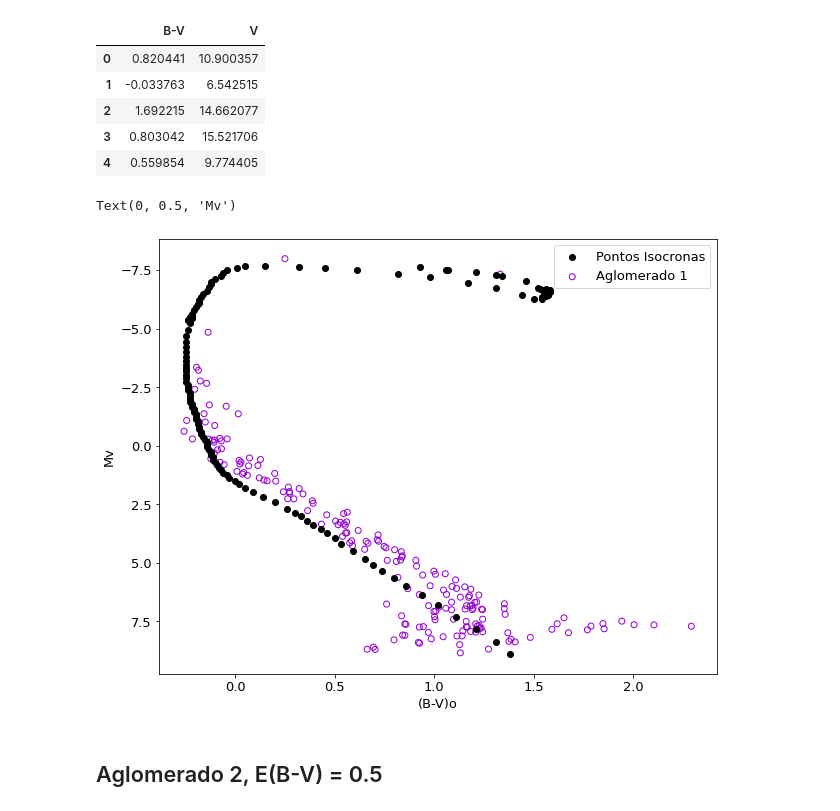
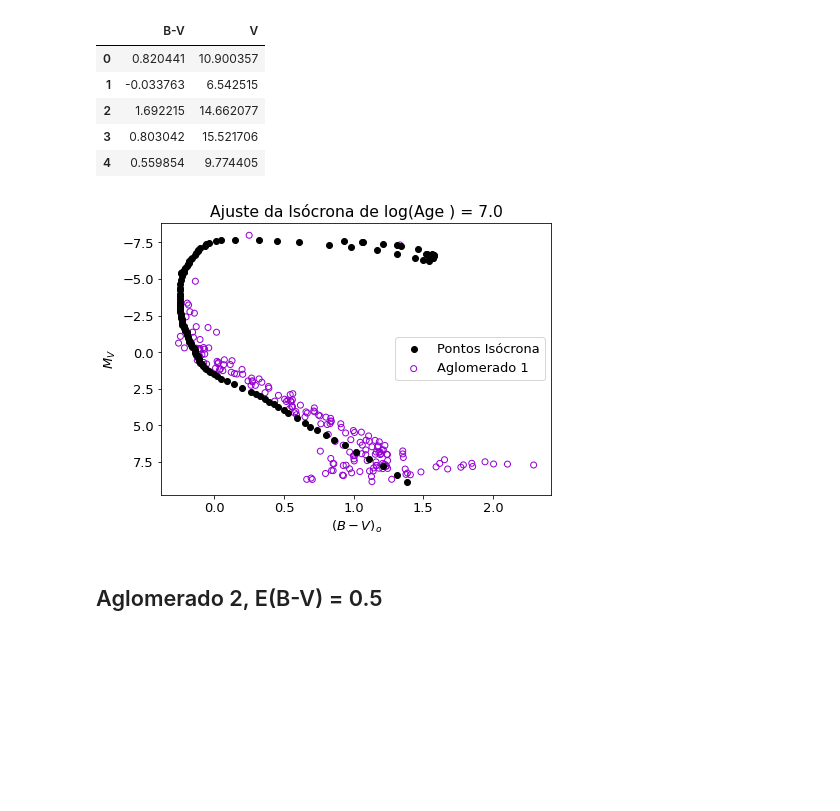
Before and after one commit to jppirest/mw_substructures, a Jupyter notebook: dados/Ag_Simulados/distancias.ipynb, the cells around one changed output. Saved outputs shown, nothing was run; the diff lists cells and outputs as text; code cells hidden in the pictures; blank space fills up the shorter version.

```diff
--- a/dados/Ag_Simulados/distancias.ipynb
+++ b/dados/Ag_Simulados/distancias.ipynb
@@ -81,24 +89,25 @@ iso1 = iso[iso['log(Age)']==7.0]
 # %%
 plt.rc('xtick', labelsize=13)
 plt.rc('ytick', labelsize=13)
 
 
 font = {'family' : 'sans-serif',
         'weight' : 'normal',
         'size'   : 13}
 
 plt.rc('font', **font)
 
-fig,ax = plt.subplots(figsize=(10,8))
+fig,ax = plt.subplots(figsize=(7,5)) #(figsize=(10,8))
 plt.gca().invert_yaxis()
-plt.scatter(iso1['(B-V)o'],iso1['Mv'], label = 'Pontos Isocronas', color = 'black', zorder = 10)
+plt.scatter(iso1['(B-V)o'],iso1['Mv'], label = 'Pontos Isócrona', color = 'black', zorder = 10)
 plt.scatter(i1['B-V'] - 0.1,i1['V']-5*np.log10(d1/10)-3.1*0.1, label = 'Aglomerado 1', color = 'none', edgecolor = 'darkviolet')
 plt.legend(frameon=True)
-plt.xlabel('(B-V)o')
-plt.ylabel('Mv')
+plt.xlabel(r"$(B-V)_o$")
+plt.ylabel(r"$M_V$")
+plt.title('Ajuste da Isócrona de log(Age ) = 7.0')
+plt.savefig('./Imagens_Relat/ag1iso.png', dpi = 1000, format = 'png')
 # %% [output]
-Text(0, 0.5, 'Mv')
-[figure, old version]
+[figure, new version]
 # %% [markdown]
 ## Aglomerado 2, E(B-V) = 0.5
 # %%
```
Also changed, not shown: parts of 4 cells of this notebook, 13 other files.
